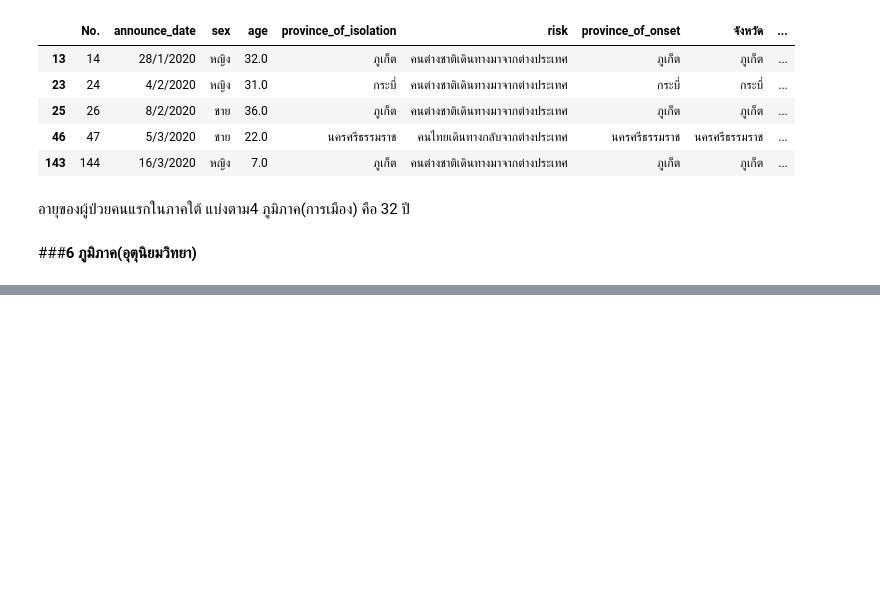
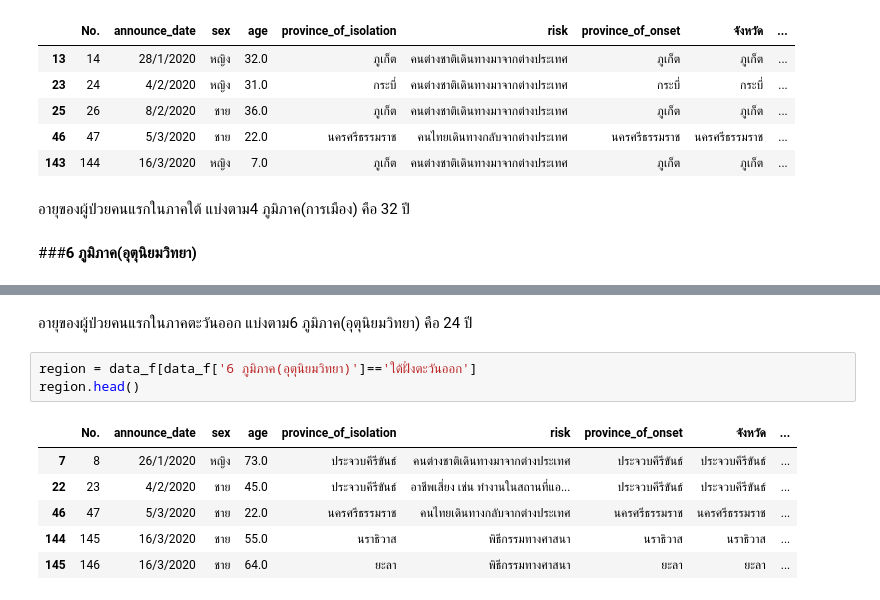
Before and after one commit to gameaphiwat/data_viz_2022, a Jupyter notebook: ProjectMidterm.ipynb, the cells around one changed output, grey strips where cells are left out. Cells and saved outputs as stored; diff of their text form; blank space fills up the shorter version.

```diff
--- a/ProjectMidterm.ipynb
+++ b/ProjectMidterm.ipynb
@@ -302,0 +349,12 @@ region.head()
+# %% [markdown]
+อายุของผู้ป่วยคนแรกในภาคตะวันออก แบ่งตาม6 ภูมิภาค(อุตุนิยมวิทยา) คือ 24 ปี
+# %%
+region = data_f[data_f['6 ภูมิภาค(อุตุนิยมวิทยา)']=='ใต้ฝั่งตะวันออก']
+region.head()
+# %% [output]
+|  | No. | announce_date | sex | age | province_of_isolation | risk | province_of_onset | จังหวัด | ... |
+| 7 | 8 | 26/1/2020 | หญิง | 73.0 | ประจวบคีรีขันธ์ | คนต่างชาติเดินทางมาจากต่างประเทศ | ประจวบคีรีขันธ์ | ประจวบคีรีขันธ์ | ... |
+| 22 | 23 | 4/2/2020 | ชาย | 45.0 | ประจวบคีรีขันธ์ | อาชีพเสี่ยง เช่น ทำงานในสถานที่แอ... | ประจวบคีรีขันธ์ | ประจวบคีรีขันธ์ | ... |
+| 46 | 47 | 5/3/2020 | ชาย | 22.0 | นครศรีธรรมราช | คนไทยเดินทางกลับจากต่างประเทศ | นครศรีธรรมราช | นครศรีธรรมราช | ... |
+| 144 | 145 | 16/3/2020 | ชาย | 55.0 | นราธิวาส | พิธีกรรมทางศาสนา | นราธิวาส | นราธิวาส | ... |
+| 145 | 146 | 16/3/2020 | ชาย | 64.0 | ยะลา | พิธีกรรมทางศาสนา | ยะลา | ยะลา | ... |
```
Also changed, not shown: parts of 52 cells of this notebook.
